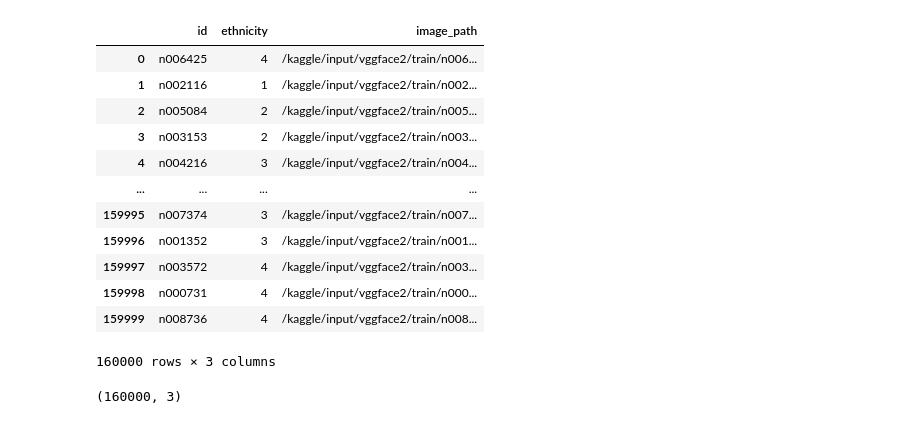
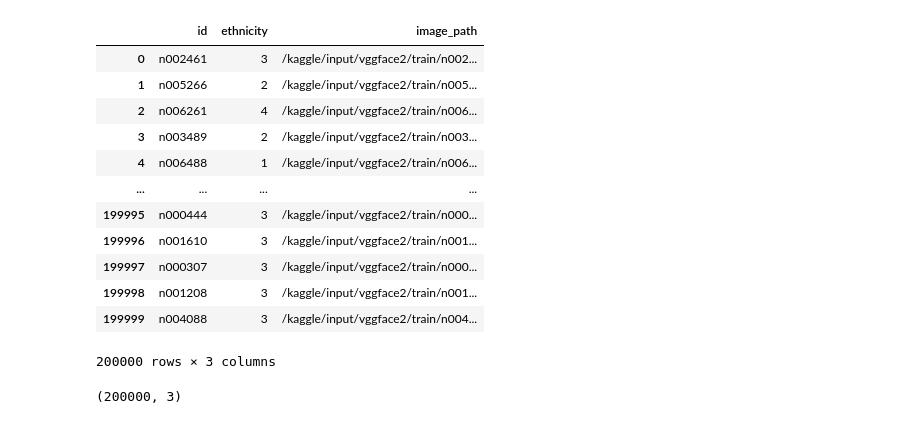
Before and after one commit to cshruti07/Chatgpt-clone, a Jupyter notebook: project-ethnicity-classification.ipynb, the cells around one changed output. Saved outputs shown, nothing was run; the diff lists cells and outputs as text; code cells hidden in the pictures.

Commit message:
Kaggle Notebook | Project_ethnicity_Classification | Version 5

```diff
--- a/project-ethnicity-classification.ipynb
+++ b/project-ethnicity-classification.ipynb
@@ -29,27 +30,27 @@ import numpy as np
 
 # print("Balanced data saved to 'balanced_data.csv'.")
 # %%
-df=pd.read_csv('/kaggle/input/balamced40/balanced40.csv')
+df=pd.read_csv('/kaggle/input/balanced50/balanced_data (1).csv')
 df22=df
 df22
 # %% [output]
 |  | id | ethnicity | image_path |
-| 0 | n006425 | 4 | /kaggle/input/vggface2/train/n006... |
-| 1 | n002116 | 1 | /kaggle/input/vggface2/train/n002... |
-| 2 | n005084 | 2 | /kaggle/input/vggface2/train/n005... |
-| 3 | n003153 | 2 | /kaggle/input/vggface2/train/n003... |
-| 4 | n004216 | 3 | /kaggle/input/vggface2/train/n004... |
+| 0 | n002461 | 3 | /kaggle/input/vggface2/train/n002... |
+| 1 | n005266 | 2 | /kaggle/input/vggface2/train/n005... |
+| 2 | n006261 | 4 | /kaggle/input/vggface2/train/n006... |
+| 3 | n003489 | 2 | /kaggle/input/vggface2/train/n003... |
+| 4 | n006488 | 1 | /kaggle/input/vggface2/train/n006... |
 | ... | ... | ... | ... |
-| 159995 | n007374 | 3 | /kaggle/input/vggface2/train/n007... |
-| 159996 | n001352 | 3 | /kaggle/input/vggface2/train/n001... |
-| 159997 | n003572 | 4 | /kaggle/input/vggface2/train/n003... |
-| 159998 | n000731 | 4 | /kaggle/input/vggface2/train/n000... |
-| 159999 | n008736 | 4 | /kaggle/input/vggface2/train/n008... |
+| 199995 | n000444 | 3 | /kaggle/input/vggface2/train/n000... |
+| 199996 | n001610 | 3 | /kaggle/input/vggface2/train/n001... |
+| 199997 | n000307 | 3 | /kaggle/input/vggface2/train/n000... |
+| 199998 | n001208 | 3 | /kaggle/input/vggface2/train/n001... |
+| 199999 | n004088 | 3 | /kaggle/input/vggface2/train/n004... |
-160000 rows × 3 columns
+200000 rows × 3 columns
 # %%
 df22.shape
 # %% [output]
-(160000, 3)
+(200000, 3)
 # %%
 from keras.applications.vgg16 import VGG16
 from keras.models import Model
```
Also changed, not shown: parts of 8 cells of this notebook.
